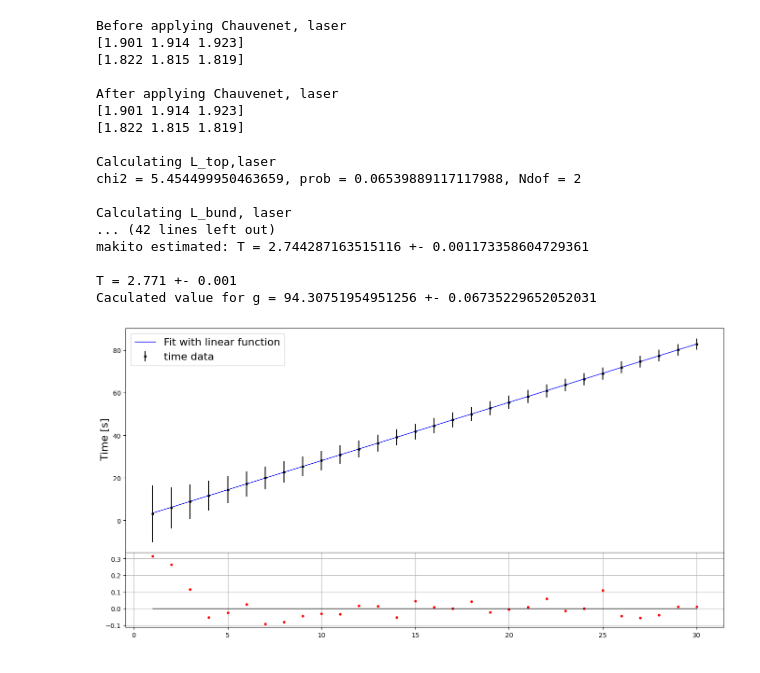
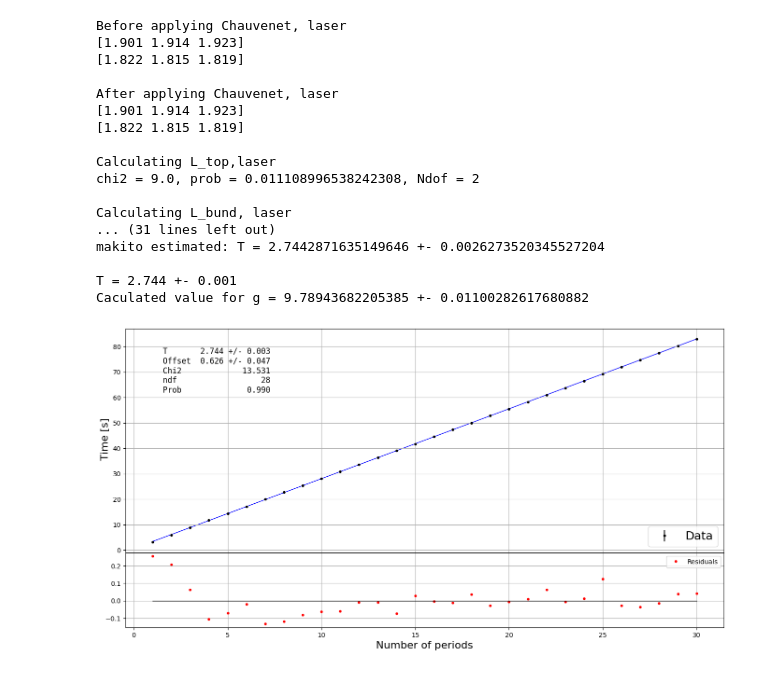
Before and after one commit to oscar4aar/BenStat_Gruppe, a Jupyter notebook: Data_Pendulforsøg.ipynb, the cells around one changed output. Cells and saved outputs as stored; diff of their text form; code cells hidden in the pictures.

Commit message:
small change to plots of data

```diff
--- a/Data_Pendulforsøg.ipynb
+++ b/Data_Pendulforsøg.ipynb
@@ -14,5 +11,5 @@ $$\sigma_{g} = \sqrt{\frac{64 \pi^{4} L^{2} \sigma_{T}^{2}}{T^{6}} + \frac{16 \p
 # %%
-blind = True
+blind = False
 
 if blind:
     blinding = np.random.uniform()
@@ -26,7 +23,7 @@ def Chauvenet(data): #Chauvenet med 1/4-del som kriterium frem for 1/2
     data_subset = data
     while n>0:
         n_bef = len(data_subset)
-        mask = (len(data_subset) * erfc(abs(data_subset - data_subset.mean()) / data_subset.std(ddof=1))) >= 1/4
+        mask = (len(data_subset) * erfc(abs(data_subset - data_subset.mean()) / data_subset.std(ddof=1))) >= 0.05
         data_subset = data_subset[mask]
         n = n_bef - len(data_subset)
     return data_subset, len(data)-len(data_subset)
@@ -68,7 +84,7 @@ def fit_linear(data, sy=None):
         return a*x + b
 
     if not sy:
-        sy = np.std(data[:,1])/np.sqrt(data[:,1])
+        sy = np.std(data[:,1])/np.sqrt(len(data[:,1]))
 
     Minuit.print_level = 1    # Print result of fits (generally - can also be moved down to each fit instance)
     chi2fit = Chi2Regression(linear_func, data[:,0], data[:,1], sy)
@@ -79,7 +95,6 @@ def fit_linear(data, sy=None):
     sigmaT = minuit_chi2.errors["a"]
     offset = minuit_chi2.values["b"]
     sigma_offset = minuit_chi2.errors["b"]
-    print( "chi2",minuit_chi2.fval, data[:,0])
 
     return T, sigmaT, minuit_chi2, sy#, offset, sigma_offset
 
@@ -118,9 +133,11 @@ def find_T_sigmaT(data,name):
 
     T, sigmaT, fit_result,sy = fit_linear(data) #,offset,  sigma_offset
     residuals = linear_func(data[:,0], *fit_result.values) - data[:,1]
+    sigma = fit_gaussian(residuals)
+    print('sigma', type(sigma),sigma)
+    T_final, sigmaT_final, minuit_chi2, error =fit_linear(data, sigma)
     if name == "makito":
-        plot(data,fit_result.values["a"],fit_result.values["b"],residuals,sy)
-    sigma = fit_gaussian(residuals)
+        plot(data,minuit_chi2,residuals,error)
     return fit_linear(data, sigma)#, residuals, T, sigmaT, offset, sigma_offset
 
 
@@ -131,8 +148,8 @@ def fit_const(data, a = None, sy = None):
     if not a:
         a = np.mean(data)
 
-    if not sy:
-        sy = np.std(data)/np.sqrt(data)
+    if sy.any() == 1:
+        sy = np.std(data)/np.sqrt(len(data))
 
     Minuit.print_level = 1    # Print result of fits (generally - can also be moved down to each fit instance)
     chi2fit = Chi2Regression(const_func, np.arange(data.shape[0]), data, sy=sy)
@@ -168,8 +185,8 @@ Laser_ejenlængde = 10.3 #i cm - medregnet i længderne ovenover
 # samler og omregner til samme enheder
 L_bund_laser = L_laser_bund - Laser_ejenlængde/100
 L_top_laser = L_laser_top - Laser_ejenlængde/100
-L_bund_ruler = L_baand_bund
-L_top_ruler = L_baand_top
+L_bund_ruler = L_baand_bund/100
+L_top_ruler = L_baand_top/100
 
 
 print("Before applying Chauvenet, laser")
@@ -184,15 +201,15 @@ print("")
 
 
 print("Calculating L_top,laser")
-L_top_laser, eL_top_laser = fit_const(L_top_ch_laser)
+L_top_laser, eL_top_laser = fit_const(L_top_ch_laser, None, np.ones(2))
 print("")
 print("Calculating L_bund, laser")
-L_bund_laser, eL_bund_laser = fit_const(L_bund_ch_laser)
+L_bund_laser, eL_bund_laser = fit_const(L_bund_ch_laser, None , np.ones(2))
 
 L_laser = (L_top_laser + L_bund_laser) / 2 + blinding
 eL_laser = 1/2 * np.sqrt(eL_bund_laser**2 + eL_top_laser**2)
 print("\nPendul forsøg med kort pendul, laser")
-print(f"L_laser = {L_laser:.3f} +- {eL_laser:.3f}")
+print(f"L_laser = {L_laser:.4f} +- {eL_laser:.4f}")
 
 #målebånd
 print("Before applying Chauvenet, ruler")
@@ -207,16 +224,20 @@ print("")
 
 
 print("Calculating L_top,ruler")
-L_top_ruler, eL_top_ruler = fit_const(L_top_ch_ruler)
+L_top_ruler, eL_top_ruler = fit_const(L_top_ch_ruler, None, np.ones(2))
 print("")
 print("Calculating L_bund, ruler")
-L_bund_ruler, eL_bund_ruler = fit_const(L_bund_ch_ruler)
+L_bund_ruler, eL_bund_ruler = fit_const(L_bund_ch_ruler, None, np.ones(2))
 
 L_ruler = (L_top_ruler + L_bund_ruler) / 2 + blinding
 eL_ruler = 1/2 * np.sqrt(eL_bund_ruler**2 + eL_top_ruler**2)
-print("\nPendul forsøg med kort pendul")
-print(f"L_ruler = {L_ruler:.3f} +- {eL_ruler:.3f}")
+print("\nPendul forsøg med kort pendul, ruler")
+print(f"L_ruler = {L_ruler:.4f} +- {eL_ruler:.4f}")
 
+print("Finder weighted average. chi sqaure fit")
+Lenghts = np.array([L_ruler, L_laser])
+sigmas = np.array([eL_ruler, eL_laser])
+L, eL = fit_const(Lenghts, None, sigmas)
 
 print("")
 print("Estimating period, T")
@@ -227,39 +248,39 @@ for person in experiment_by:
 
     if person == "anders": # Anders measured everty 5th period
         data[:,0] *= 5
 
     T, sigmaT, minuit_chi2,sy= find_T_sigmaT(data, person) # , offset, sigma_offset
     T_values = np.append(T_values, T)
     sigmaT_values = np.append(sigmaT_values, sigmaT)
     print(f"{person} estimated: T = {T} +- {sigmaT}")
 
 
 # weighted mean of each T values
 weighted_T =  np.sum(T_values/sigmaT_values**2) / np.sum(1/sigmaT_values**2) + blinding
 weighted_sigmaT = np.sqrt(1/np.sum(1/sigmaT_values**2))
 
 print("")
 print(f"T = {weighted_T:.3f} +- {weighted_sigmaT:.3f}")
 print(f"Caculated value for g = {eval_g(weighted_T, L)} +- {eval_eg(L, weighted_T, eL, weighted_sigmaT)}")
 # %% [output]
 Before applying Chauvenet, laser
 [1.901 1.914 1.923]
 [1.822 1.815 1.819]
 
 After applying Chauvenet, laser
 [1.901 1.914 1.923]
 [1.822 1.815 1.819]
 
 Calculating L_top,laser
-chi2 = 5.454499950463659, prob = 0.06539889117117988, Ndof = 2
+chi2 = 9.0, prob = 0.011108996538242308, Ndof = 2
 
 Calculating L_bund, laser
-... (42 lines left out)
-makito estimated: T = 2.744287163515116 +- 0.001173358604729361
+... (31 lines left out)
+makito estimated: T = 2.7442871635149646 +- 0.0026273520345527204
 
-T = 2.771 +- 0.001
-Caculated value for g = 94.30751954951256 +- 0.06735229652052031
+T = 2.744 +- 0.001
+Caculated value for g = 9.78943682205385 +- 0.01100282617680882
-[figure, old version]
+[figure, new version]
 # %%
 #Pendulforsøg 2 - langt pendul
 #Maalebaandsmaalinger
```
Also changed, not shown: parts of 4 cells of this notebook.
